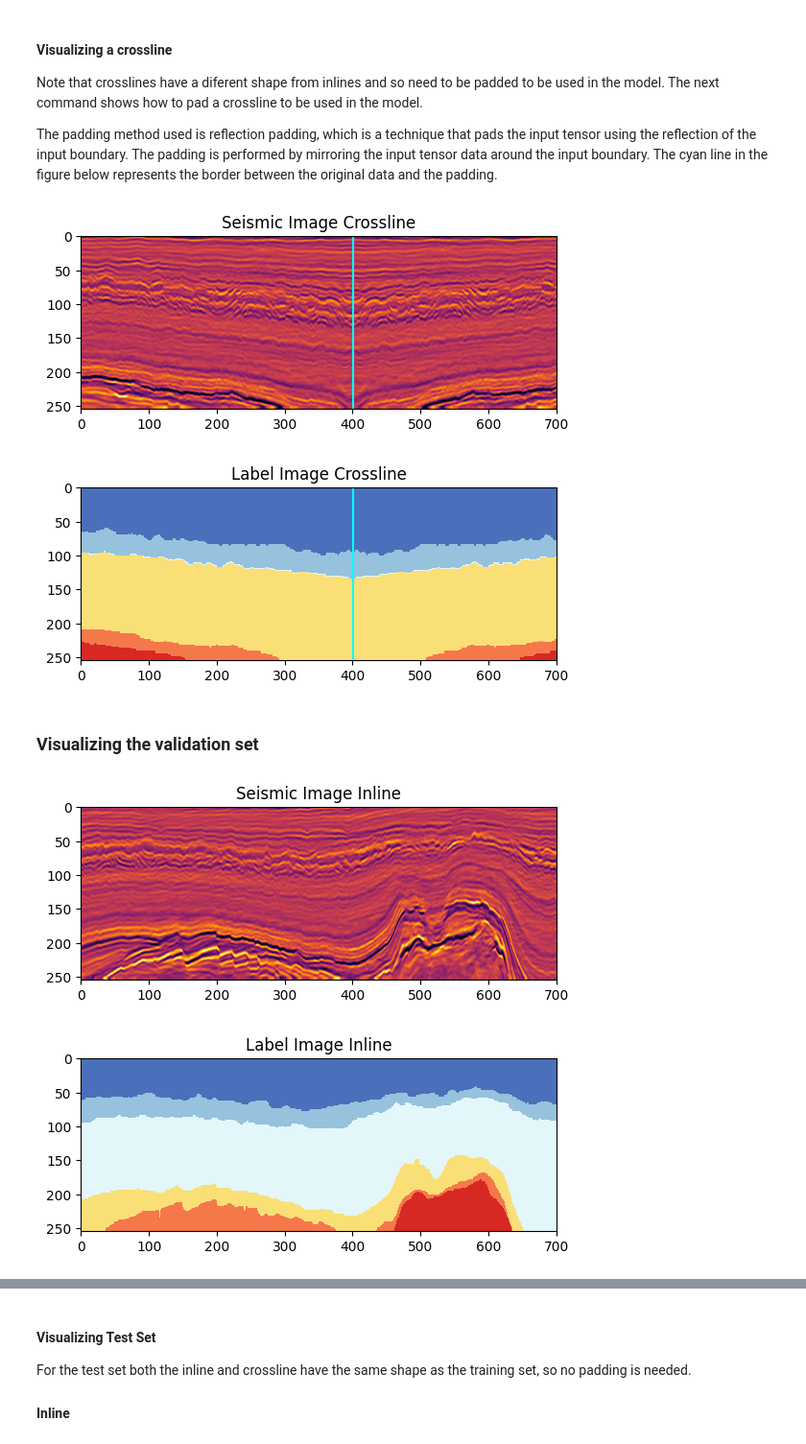
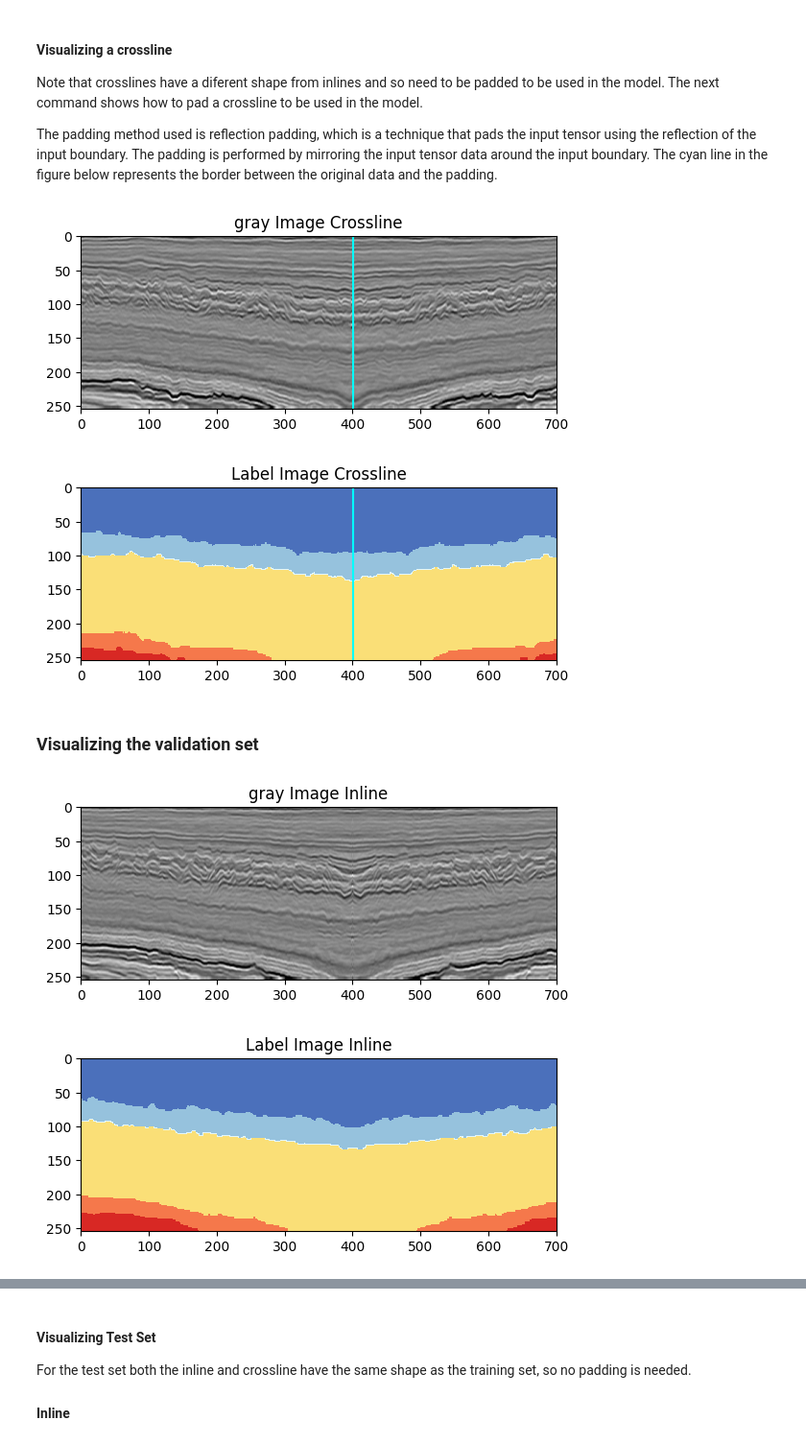
Before and after one commit to otavioon/example-mo346, a Jupyter notebook: 3-Seismic-dataloader-exploration.ipynb, the cells around one changed output, grey strips where cells are left out. Shown at 96% size. Cells and saved outputs as stored; diff of their text form; code cells hidden in the pictures.

```diff
--- a/3-Seismic-dataloader-exploration.ipynb
+++ b/3-Seismic-dataloader-exploration.ipynb
@@ -3,11 +3,11 @@
 
 ##  1. Instantiating the datamodule object and preparing the data
 # %%
-# TODO Instanciate SeismicDataModule
+# Instanciate SeismicDataModule
 from data_modules.seismic import SeismicDataModule
 
 # Instantiating the SeismicDataModule with root dir at data/f3
-my_data_module = SeismicDataModule("data/f3")
+my_data_module = SeismicDataModule("data/")
 # %% [markdown]
 ## 2. Retrieving the training set dataloader (train_dl)
 
@@ -185,8 +185,8 @@ Note that crosslines have a diferent shape from inlines and so need to be padded
 The padding method used is reflection padding, which is a technique that pads the input tensor using the reflection of the input boundary. The padding is performed by mirroring the input tensor data around the input boundary. The cyan line in the figure below represents the border between the original data and the padding.
 # %%
 sample = train_dl.dataset[600][0]
-plt.imshow(sample[0], cmap="inferno")
-plt.title("Seismic Image Crossline")
+plt.imshow(sample[0], cmap="gray")
+plt.title("gray Image Crossline")
 plt.axvline(x=401, color="cyan")
 plt.show()
 
@@ -196,24 +196,24 @@ plt.title("Label Image Crossline")
 plt.axvline(x=401, color="cyan")
 plt.show()
 # %% [output]
-[figure, old version]
+[figure, new version]
-[figure, old version]
+[figure, new version]
 # %% [markdown]
 ### Visualizing the validation set
 # %%
 val_dl = my_data_module.val_dataloader()
 
 sample = val_dl.dataset[0][0]
-plt.imshow(sample[0], cmap="inferno")
-plt.title("Seismic Image Inline")
+plt.imshow(sample[0], cmap="gray")
+plt.title("gray Image Inline")
 plt.show()
 
 sample = val_dl.dataset[0][1]
 plt.imshow(sample[0], cmap=label_cmap)
 plt.title("Label Image Inline")
 plt.show()
 # %% [output]
-[figure, old version]
+[figure, new version]
-[figure, old version]
+[figure, new version]
 # %%
 sample = val_dl.dataset[47][0]
```
Also changed, not shown: parts of 8 cells of this notebook, 5 other files.
